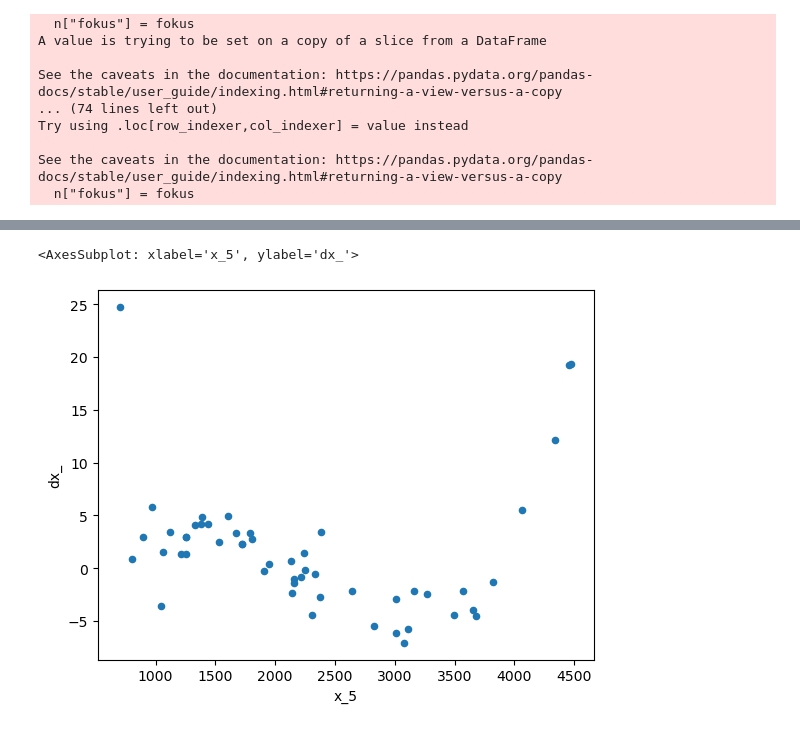
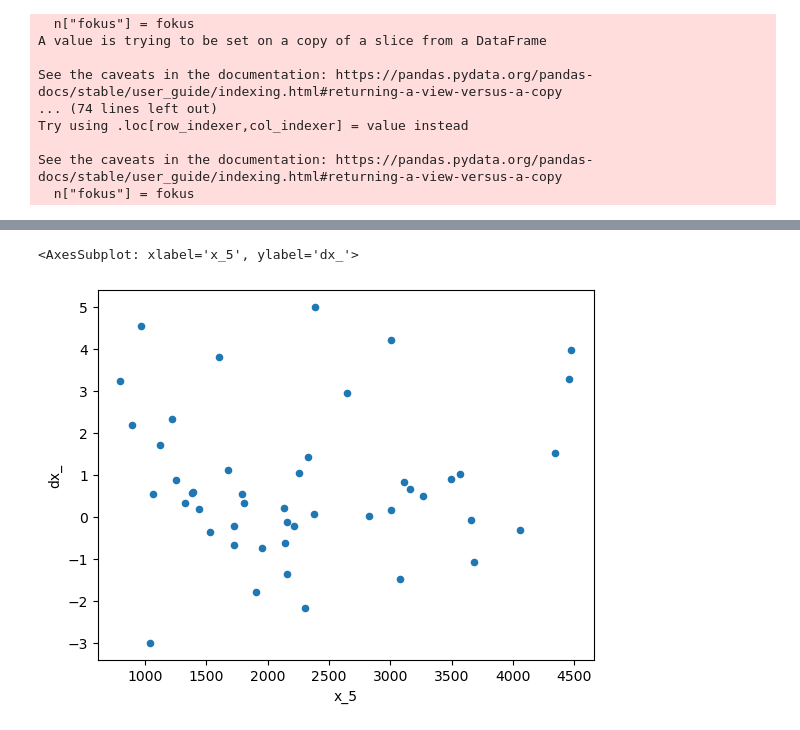
Before and after one commit to FlorianTimm/PhotoBox_Experimente, a Jupyter notebook: Fokus/fokus_faktor.ipynb, the cells around one changed output, grey strips where cells are left out. Drawn from its saved outputs; the diff is of its cells as text; code cells hidden in the pictures.

```diff
--- a/Fokus/fokus_faktor.ipynb
+++ b/Fokus/fokus_faktor.ipynb
@@ -479,5 +509,5 @@ array([6.71143166e-03, 2.36759261e+03, 1.29704495e+03])
 # %%
-d[d["fokus"] == 0.5].plot.scatter(x="x_5", y="dx_")
+d[d["fokus"] == 1].plot.scatter(x="x_5", y="dx_")
 # %% [output]
 <AxesSubplot: xlabel='x_5', ylabel='dx_'>
-[figure, old version]
+[figure, new version]
```
Also changed, not shown: parts of 10 cells of this notebook.
